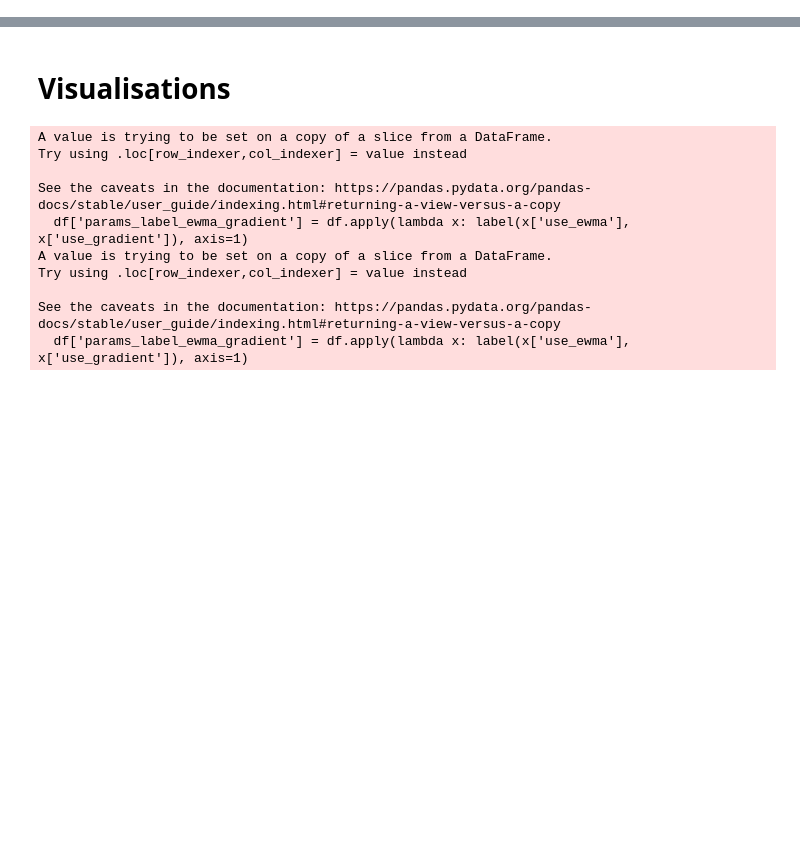
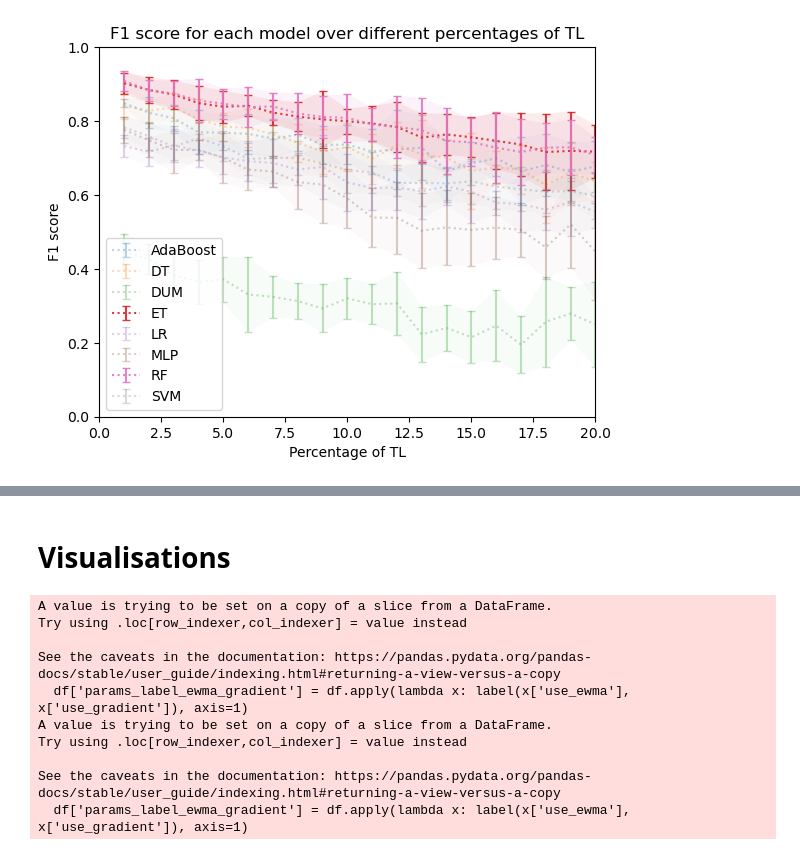
Before and after one commit to IDMP-B-2022/done-soon, a Jupyter notebook: notebooks/analysis.ipynb, the cells around one changed output, grey strips where cells are left out. Drawn from its saved outputs; the diff is of its cells as text; code cells hidden in the pictures; blank space fills up the shorter version.

```diff
--- a/notebooks/analysis.ipynb
+++ b/notebooks/analysis.ipynb
@@ -120,0 +127,35 @@ best_selected_models
+# %%
+best_no_ewma_gradient = best_selected_models[~ best_selected_models['use_ewma'] & ~ best_selected_models['use_gradient']]
+# %%
+def plot_f1_each_model_with_error(df, models=None, ax=None):
+    f1_df = df.groupby(['percentage', 'model'])['f1'].mean().sort_index()
+    f1_std_df = df.groupby(['percentage', 'model'])['f1'].std().sort_index()
+
+    # if models is not None:
+        # f1_df = f1_df.loc[:, models]
+        # f1_std_df = f1_std_df.loc[:, models]
+
+    if ax is None:
+        ax = plt.gca()
+
+    # Add line and fillbetween for each model
+    for model in f1_df.index.get_level_values('model').unique():
+        o = 0.9
+        if models is not None:
+            if model not in models:
+                o = 0.3
+        mean = f1_df.loc[:, model]
+        std = f1_std_df.loc[:, model]
+        ax.errorbar(mean.index, mean, yerr=std, fmt=":", alpha=o, label=model, capsize=3, capthick=1)
+        ax.fill_between(mean.index, mean - std, mean + std, alpha=0.1*o)
+        ax.set_ylim(0, 1)
+        ax.set_xlim(0, 20)
+
+    ax.set_xlabel("Percentage of TL")
+    ax.set_ylabel("F1 score")
+    ax.legend()
+    ax.title.set_text("F1 score for each model over different percentages of TL")
+# %%
+plot_f1_each_model_with_error(best_no_ewma_gradient, models=['ET', 'RF'])
+# %% [output]
+[figure, added]
```
Also changed, not shown: parts of 14 cells of this notebook, 5 other files.
